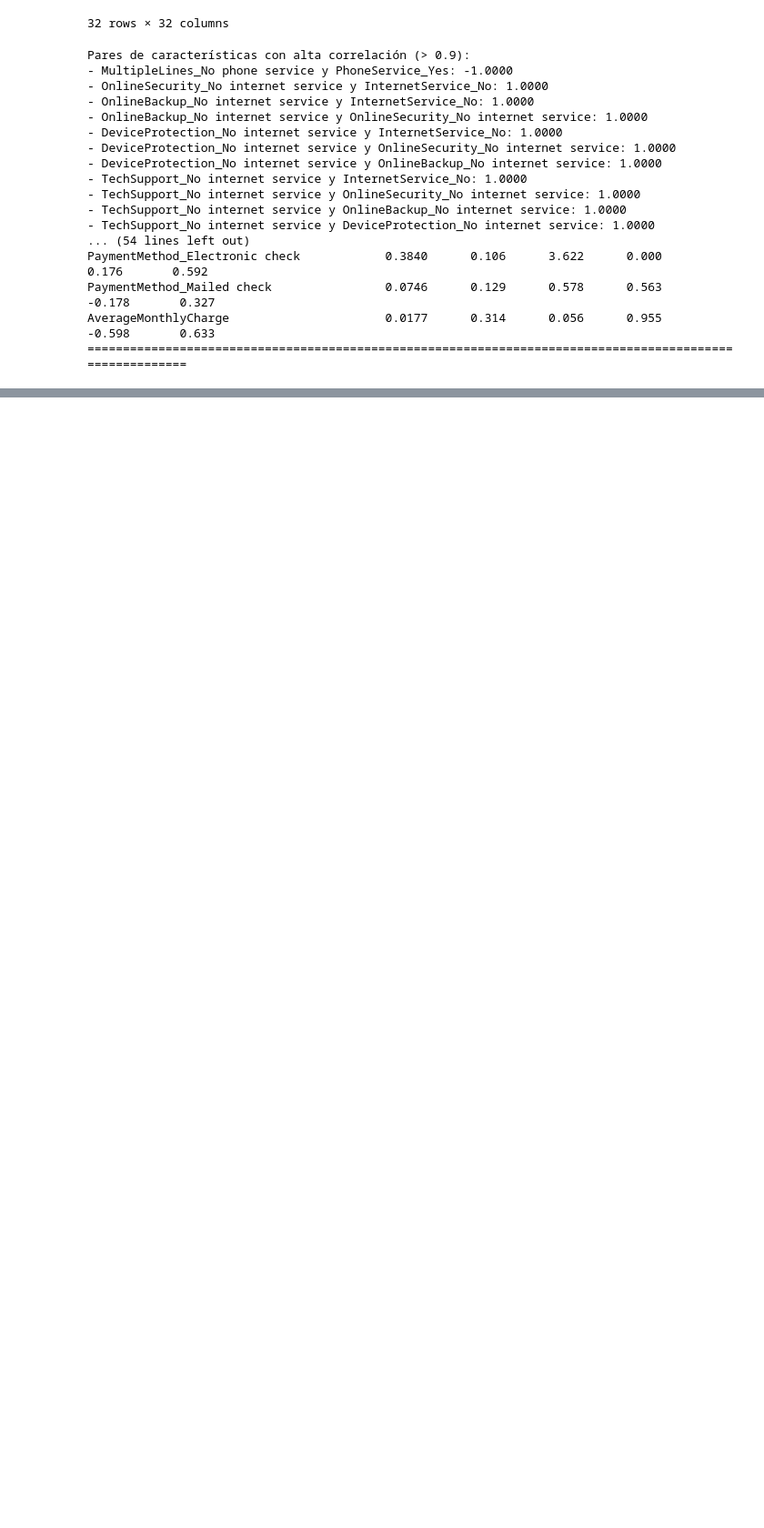
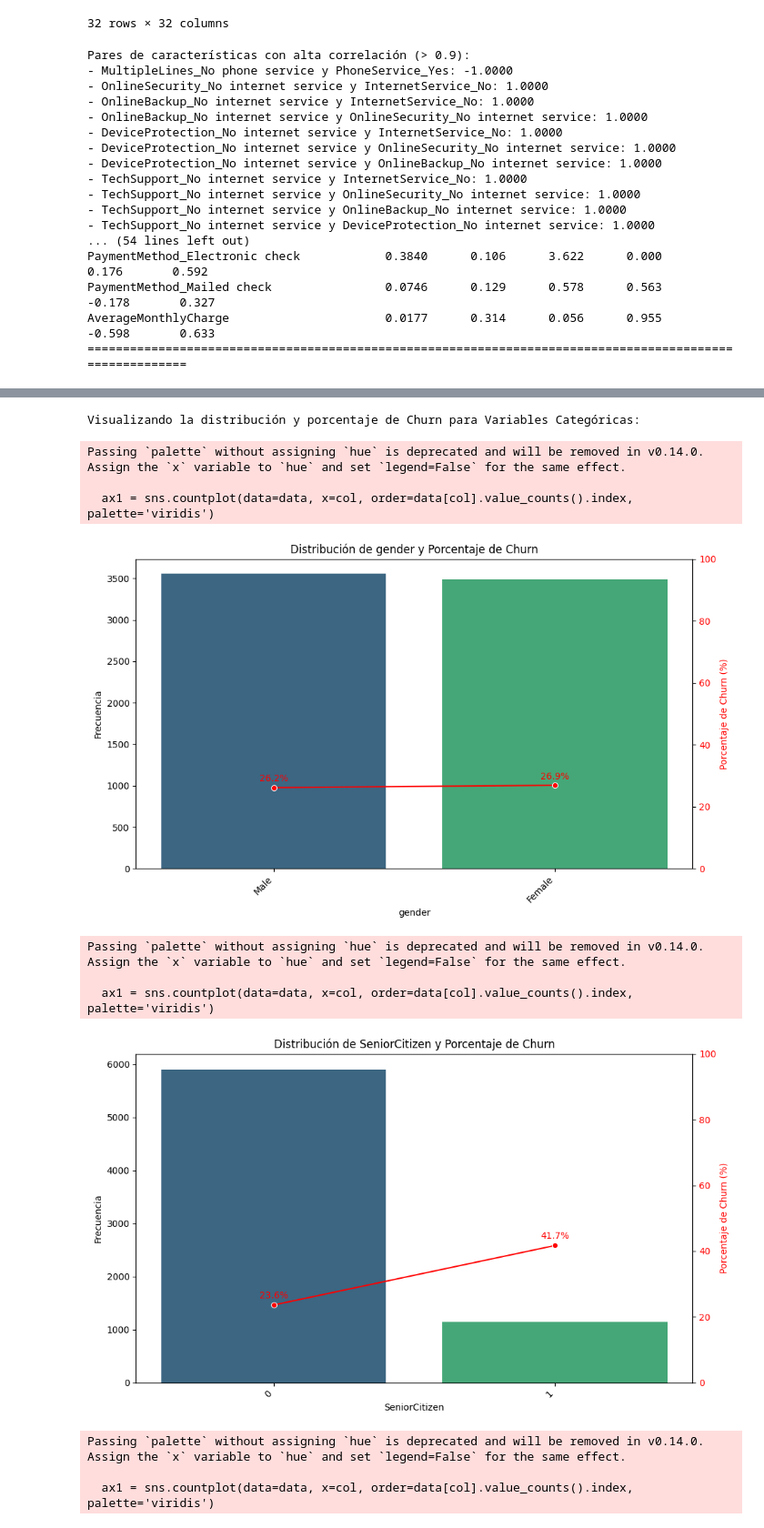
Before and after one commit to RobertoSam/Final_MetodosComputacionales, a Jupyter notebook: Caso1_Churn.ipynb, the cells around one changed output, grey strips where cells are left out. Shown at 91% size. Cells and saved outputs as stored; diff of their text form; code cells hidden in the pictures; blank space fills up the shorter version.

```diff
--- a/Caso1_Churn.ipynb
+++ b/Caso1_Churn.ipynb
@@ -877,0 +1313,61 @@ AverageMonthlyCharge                      0.0177      0.314      0.056      0.95
+# %%
+import matplotlib.pyplot as plt
+import seaborn as sns
+
+# Identificar columnas categóricas (excluyendo 'Churn' y 'customerID')
+# Usamos el dataframe original antes del one-hot encoding para este análisis
+# Aseguramos que 'SeniorCitizen' sea tratada como object para este análisis categórico si no lo es ya
+if 'SeniorCitizen' in data.columns:
+    data['SeniorCitizen'] = data['SeniorCitizen'].astype(object)
+
+# Re-identify categorical columns after ensuring SeniorCitizen is object
+categorical_cols_for_analysis = data.select_dtypes(include='object').columns.tolist()
+if 'customerID' in categorical_cols_for_analysis:
+    categorical_cols_for_analysis.remove('customerID')
+if 'Churn' in categorical_cols_for_analysis:
+    categorical_cols_for_analysis.remove('Churn') # Excluimos Churn ya que es la variable objetivo
+
+
+print("Visualizando la distribución y porcentaje de Churn para Variables Categóricas:")
+
+for col in categorical_cols_for_analysis:
+    plt.figure(figsize=(10, 6))
+
+    # Graficar la distribución de la variable categórica
+    ax1 = sns.countplot(data=data, x=col, order=data[col].value_counts().index, palette='viridis')
+    plt.title(f'Distribución de {col} y Porcentaje de Churn') # Título en español
+    plt.xlabel(col)
+    plt.ylabel('Frecuencia') # Etiqueta en español
+    plt.xticks(rotation=45, ha='right') # Rotar etiquetas del eje x para mejor legibilidad
+
+    # Crear un segundo eje para el porcentaje de churn
+    ax2 = ax1.twinx()
+    churn_percentage_by_category = data.groupby(col)['Churn_numeric'].mean() * 100
+    # Asegurarse de que el orden de las categorías sea el mismo que en el countplot
+    churn_percentage_by_category = churn_percentage_by_category.reindex(data[col].value_counts().index)
+
+    sns.lineplot(x=churn_percentage_by_category.index, y=churn_percentage_by_category.values, color='red', marker='o', ax=ax2)
+    ax2.set_ylabel('Porcentaje de Churn (%)', color='red') # Etiqueta en español
+    ax2.tick_params(axis='y', labelcolor='red')
+    ax2.set_ylim(0, 100) # Asegurar que el eje y vaya de 0 a 100%
+
+    # Añadir etiquetas de porcentaje de churn en el gráfico de líneas
+    for i, (category, percentage) in enumerate(churn_percentage_by_category.items()):
+        ax2.text(i, percentage + 2, f'{percentage:.1f}%', color='red', ha='center')
+
+
+    plt.tight_layout()
+    plt.show()
+# %% [output]
+Visualizando la distribución y porcentaje de Churn para Variables Categóricas:
+Passing `palette` without assigning `hue` is deprecated and will be removed in v0.14.0. Assign the `x` variable to `hue` and set `legend=False` for the same effect.
+
+  ax1 = sns.countplot(data=data, x=col, order=data[col].value_counts().index, palette='viridis')
+[figure, added]
+Passing `palette` without assigning `hue` is deprecated and will be removed in v0.14.0. Assign the `x` variable to `hue` and set `legend=False` for the same effect.
+
+  ax1 = sns.countplot(data=data, x=col, order=data[col].value_counts().index, palette='viridis')
+[figure, added]
+Passing `palette` without assigning `hue` is deprecated and will be removed in v0.14.0. Assign the `x` variable to `hue` and set `legend=False` for the same effect.
+
+  ax1 = sns.countplot(data=data, x=col, order=data[col].value_counts().index, palette='viridis')
```
Also changed, not shown: parts of 26 cells of this notebook.
